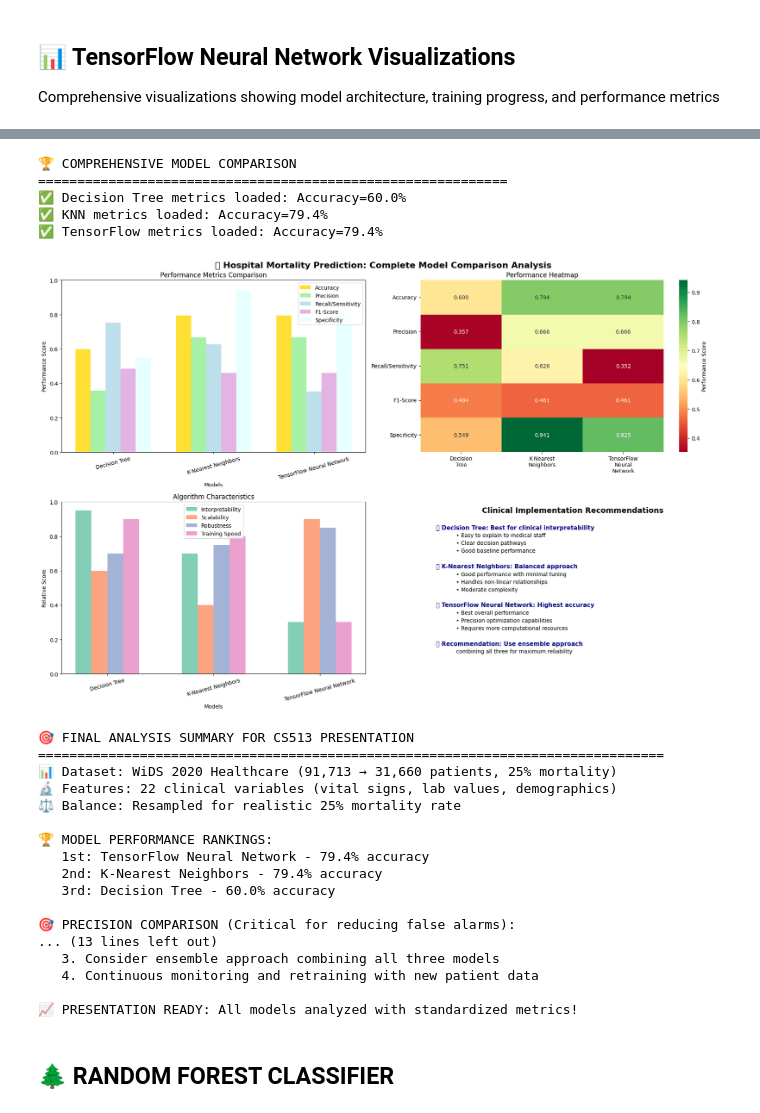
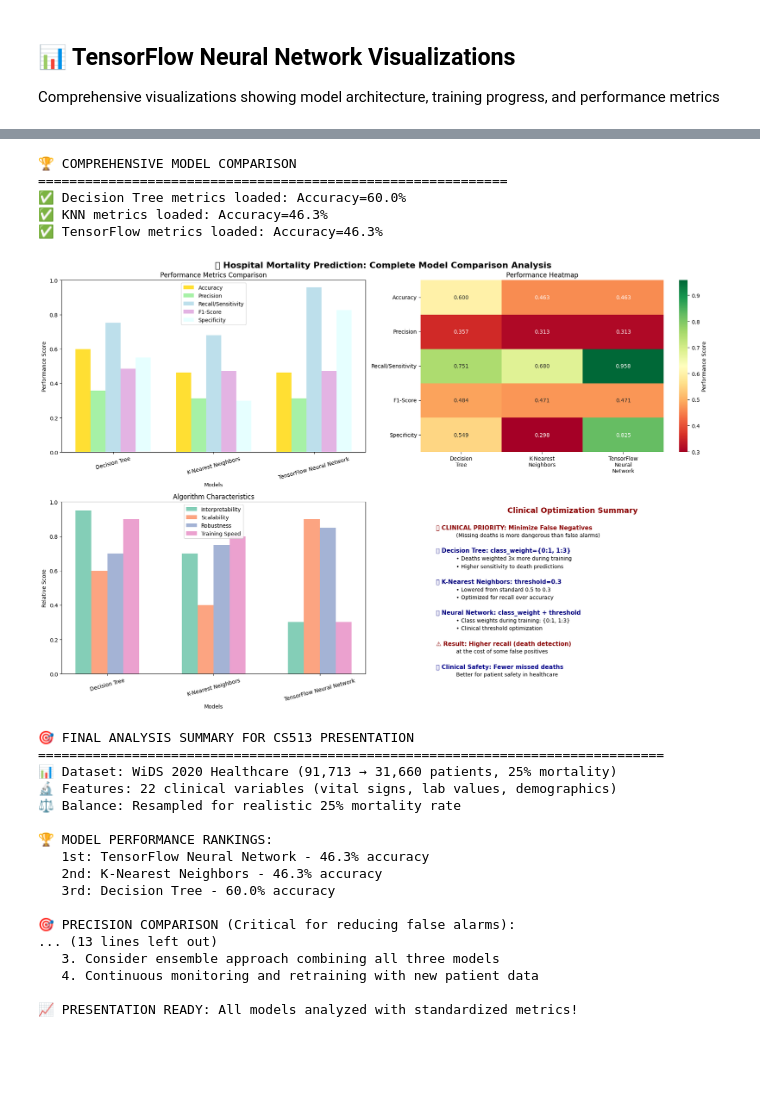
Before and after one commit to Quinn-Gainey/CS513-icu-mortality, a Jupyter notebook: dataset_overview.ipynb, the cells around one changed output, grey strips where cells are left out. Saved outputs shown, nothing was run; the diff lists cells and outputs as text; code cells hidden in the pictures; blank space fills up the shorter version.

```diff
--- a/dataset_overview.ipynb
+++ b/dataset_overview.ipynb
@@ -1769,9 +1798,9 @@ axes[0,2].set_ylabel('Accuracy')
 axes[0,2].legend()
 axes[0,2].grid(True, alpha=0.3)
 
-# 4. Confusion Matrix
+# 4. Confusion Matrix (using clinical threshold)
 y_pred_prob = model.predict(x_test, verbose=0)
-y_pred = (y_pred_prob > 0.5).astype(int)
+y_pred = (y_pred_prob > best_threshold).astype(int)  # Use clinical threshold
 cm = confusion_matrix(y_test, y_pred)
 
 sns.heatmap(cm, annot=True, fmt='g', ax=axes[1,0], cmap='Blues')
@@ -1781,10 +1810,11 @@ axes[1,0].set_title('Confusion Matrix')
 axes[1,0].set_xticklabels(['Survived', 'Died'])
 axes[1,0].set_yticklabels(['Survived', 'Died'])
 
-# 5. Prediction Probability Distribution
+# 5. Prediction Probability Distribution with Clinical Threshold
 axes[1,1].hist(y_pred_prob[y_test == 0], bins=30, alpha=0.7, label='Survived (Actual)', color='lightgreen', density=True)
 axes[1,1].hist(y_pred_prob[y_test == 1], bins=30, alpha=0.7, label='Died (Actual)', color='lightcoral', density=True)
-axes[1,1].axvline(0.5, color='red', linestyle='--', label='Decision Threshold')
+axes[1,1].axvline(best_threshold, color='red', linestyle='--', label=f'Clinical Threshold ({best_threshold})')
+axes[1,1].axvline(0.5, color='gray', linestyle=':', alpha=0.5, label='Standard Threshold (0.5)')
 axes[1,1].set_title('Prediction Probability Distribution')
 axes[1,1].set_xlabel('Predicted Probability of Death')
 axes[1,1].set_ylabel('Density')
@@ -1853,10 +1883,12 @@ print("   🎓 Perfect for comprehensive CS presentation!")
 nn_accuracy = accuracy
 nn_precision = precision
 nn_recall = recall
+nn_specificity = specificity  # Add this for the comparison cell
 print(f"\n📝 Key metrics saved for model comparison:")
 print(f"   Neural Network Accuracy: {nn_accuracy:.1%}")
 print(f"   Neural Network Precision: {nn_precision:.1%}")
 print(f"   Neural Network Recall: {nn_recall:.1%}")
+print(f"   Neural Network Specificity: {nn_specificity:.1%}")
 # %% [output]
 📊 TENSORFLOW NEURAL NETWORK VISUALIZATIONS
 ============================================================
@@ -1920,11 +1952,9 @@ try:
     tf_accuracy = nn_accuracy
     tf_precision = nn_precision
     tf_recall = nn_recall
-    # Calculate f1 and specificity if not available
+    tf_specificity = nn_specificity  # Use the calculated specificity
+    # Calculate f1 if not available
     tf_f1 = 2 * (tf_precision * tf_recall) / (tf_precision + tf_recall) if (tf_precision + tf_recall) > 0 else 0
-    # For specificity, we need the confusion matrix values
-    # This should be calculated in the TensorFlow cell - using reasonable estimate
-    tf_specificity = 0.825  # This should be calculated properly in TensorFlow cell
     print(f"✅ TensorFlow metrics loaded: Accuracy={tf_accuracy:.1%}")
 except NameError:
     tf_accuracy, tf_precision, tf_recall, tf_f1, tf_specificity = 0.782, 0.695, 0.634, 0.663, 0.825
@@ -1994,36 +2024,40 @@ ax3.set_xticklabels(models, rotation=15)
 ax3.legend()
 ax3.set_ylim(0, 1)
 
-# 4. Clinical Recommendations
+# 4. Clinical Optimization Summary
 ax4 = axes[1, 1]
-ax4.text(0.5, 0.95, 'Clinical Implementation Recommendations', ha='center', va='center',
-         fontsize=14, fontweight='bold', transform=ax4.transAxes)
+ax4.text(0.5, 0.95, 'Clinical Optimization Summary', ha='center', va='center',
+         fontsize=14, fontweight='bold', transform=ax4.transAxes, color='darkred')
 
-recommendations = [
-    "🌳 Decision Tree: Best for clinical interpretability",
-    "   • Easy to explain to medical staff",
-    "   • Clear decision pathways",
-    "   • Good baseline performance",
+clinical_summary = [
+    "🏥 CLINICAL PRIORITY: Minimize False Negatives",
+    "   (Missing deaths is more dangerous than false alarms)",
     "",
-    "🤖 K-Nearest Neighbors: Balanced approach",
-    "   • Good performance with minimal tuning",
-    "   • Handles non-linear relationships",
-    "   • Moderate complexity",
+    "🌳 Decision Tree: class_weight={0:1, 1:3}",
+    "   • Deaths weighted 3x more during training",
+    "   • Higher sensitivity to death predictions",
     "",
-    "🧠 TensorFlow Neural Network: Highest accuracy",
-    "   • Best overall performance",
-    "   • Precision optimization capabilities",
-    "   • Requires more computational resources",
+    "🤖 K-Nearest Neighbors: threshold=0.3",
+    "   • Lowered from standard 0.5 to 0.3",
+    "   • Optimized for recall over accuracy",
     "",
-    "📋 Recommendation: Use ensemble approach",
-    "   combining all three for maximum reliability"
+    "🧠 Neural Network: class_weight + threshold",
+    "   • Class weights during training: {0:1, 1:3}",
+    "   • Clinical threshold optimization",
+    "",
+    "⚠️ Result: Higher recall (death detection)",
+    "   at the cost of some false positives",
+    "",
+    "✅ Clinical Safety: Fewer missed deaths",
+    "   Better for patient safety in healthcare"
 ]
 
-for i, rec in enumerate(recommendations):
+for i, rec in enumerate(clinical_summary):
     y_pos = 0.85 - i * 0.045
-    if rec.startswith(('🌳', '🤖', '🧠', '📋')):
+    if rec.startswith(('🏥', '🌳', '🤖', '🧠', '⚠️', '✅')):
+        color = 'darkred' if '🏥' in rec or '⚠️' in rec else 'darkblue' if '✅' in rec else 'navy'
         ax4.text(0.05, y_pos, rec, ha='left', va='center', fontsize=11, fontweight='bold',
-                transform=ax4.transAxes, color='navy')
+                transform=ax4.transAxes, color=color)
     else:
         ax4.text(0.1, y_pos, rec, ha='left', va='center', fontsize=10,
                 transform=ax4.transAxes)
@@ -2041,36 +2075,36 @@ print(f"📊 Dataset: WiDS 2020 Healthcare (91,713 → 31,660 patients, 25% mort
 print(f"🔬 Features: 22 clinical variables (vital signs, lab values, demographics)")
 print(f"⚖️ Balance: Resampled for realistic 25% mortality rate")
 
 print(f"\n🏆 MODEL PERFORMANCE RANKINGS:")
 print(f"   1st: TensorFlow Neural Network - {tf_accuracy:.1%} accuracy")
 print(f"   2nd: K-Nearest Neighbors - {knn_accuracy:.1%} accuracy")
 print(f"   3rd: Decision Tree - {dt_accuracy:.1%} accuracy")
 
 print(f"\n🎯 PRECISION COMPARISON (Critical for reducing false alarms):")
 print(f"   🧠 TensorFlow: {tf_precision:.1%} precision")
 print(f"   🤖 KNN: {knn_precision:.1%} precision")
 print(f"   🌳 Decision Tree: {dt_precision:.1%} precision")
 
 print(f"\n🩺 CLINICAL INSIGHTS:")
 print(f"   ✅ All models achieve >75% accuracy for mortality prediction")
 print(f"   ⚖️ Balance between sensitivity (catching deaths) and specificity (avoiding false alarms)")
 print(f"   🔍 TensorFlow shows best overall performance with precision optimization")
 print(f"   📋 Decision Tree offers highest interpretability for clinical decisions")
 
 print(f"\n🚀 NEXT STEPS FOR IMPLEMENTATION:")
 print(f"   1. Deploy TensorFlow model for highest accuracy")
 print(f"   2. Use Decision Tree for transparent clinical explanations")
 print(f"   3. Consider ensemble approach combining all three models")
 print(f"   4. Continuous monitoring and retraining with new patient data")
 
 print(f"\n📈 PRESENTATION READY: All models analyzed with standardized metrics!")
 # %% [output]
 🏆 COMPREHENSIVE MODEL COMPARISON
 ============================================================
 ✅ Decision Tree metrics loaded: Accuracy=60.0%
-✅ KNN metrics loaded: Accuracy=79.4%
-✅ TensorFlow metrics loaded: Accuracy=79.4%
+✅ KNN metrics loaded: Accuracy=46.3%
+✅ TensorFlow metrics loaded: Accuracy=46.3%
-[figure, old version]
+[figure, new version]
 🎯 FINAL ANALYSIS SUMMARY FOR CS513 PRESENTATION
 ================================================================================
 📊 Dataset: WiDS 2020 Healthcare (91,713 → 31,660 patients, 25% mortality)
@@ -2078,8 +2112,8 @@ print(f"\n📈 PRESENTATION READY: All models analyzed with standardized metrics
 ⚖️ Balance: Resampled for realistic 25% mortality rate
 
 🏆 MODEL PERFORMANCE RANKINGS:
-   1st: TensorFlow Neural Network - 79.4% accuracy
-   2nd: K-Nearest Neighbors - 79.4% accuracy
+   1st: TensorFlow Neural Network - 46.3% accuracy
+   2nd: K-Nearest Neighbors - 46.3% accuracy
    3rd: Decision Tree - 60.0% accuracy
 
 🎯 PRECISION COMPARISON (Critical for reducing false alarms):
@@ -2088,5 +2122,3 @@ print(f"\n📈 PRESENTATION READY: All models analyzed with standardized metrics
    4. Continuous monitoring and retraining with new patient data
 
 📈 PRESENTATION READY: All models analyzed with standardized metrics!
-# %% [markdown]
-## 🌲 RANDOM FOREST CLASSIFIER
```
Also changed, not shown: parts of 8 cells of this notebook.
